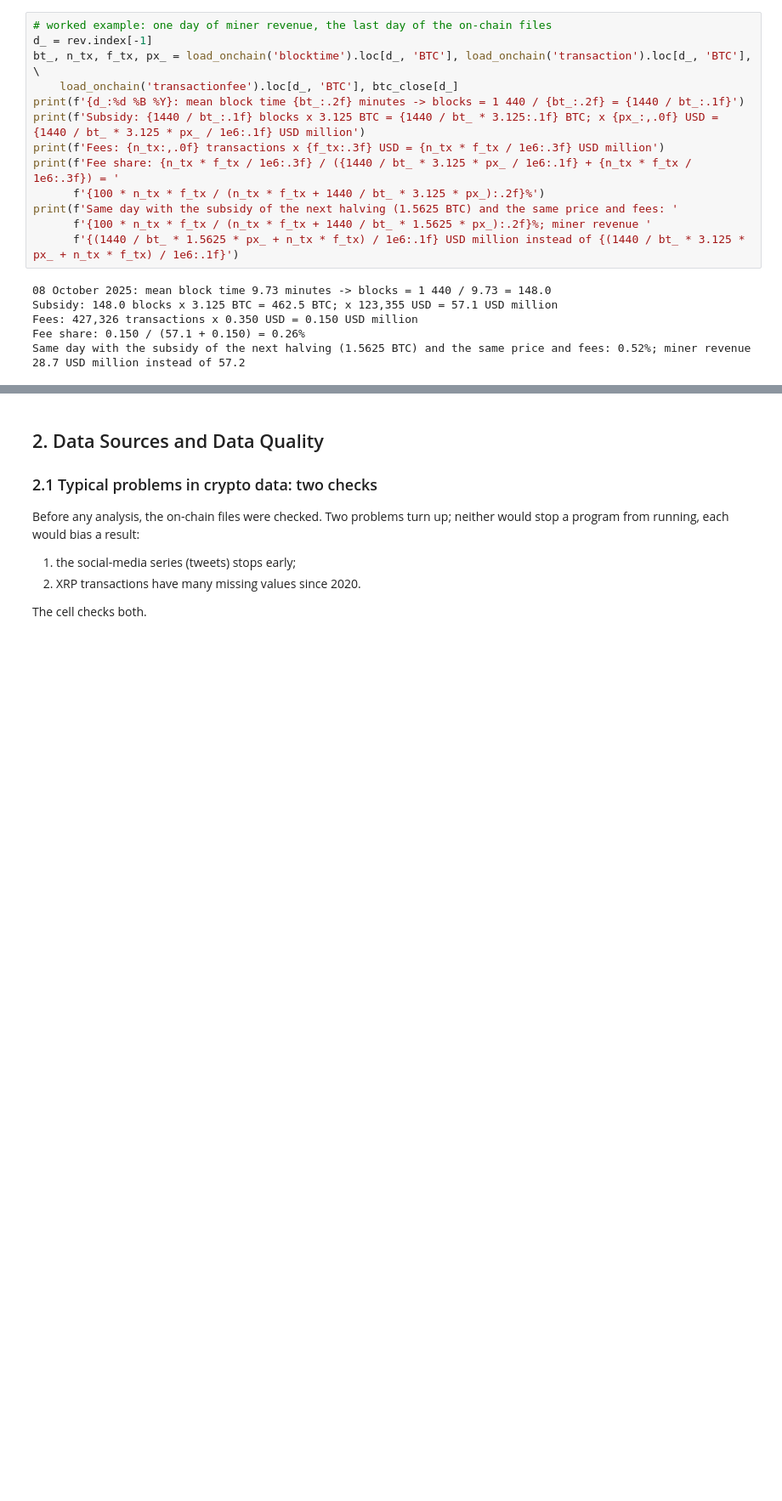
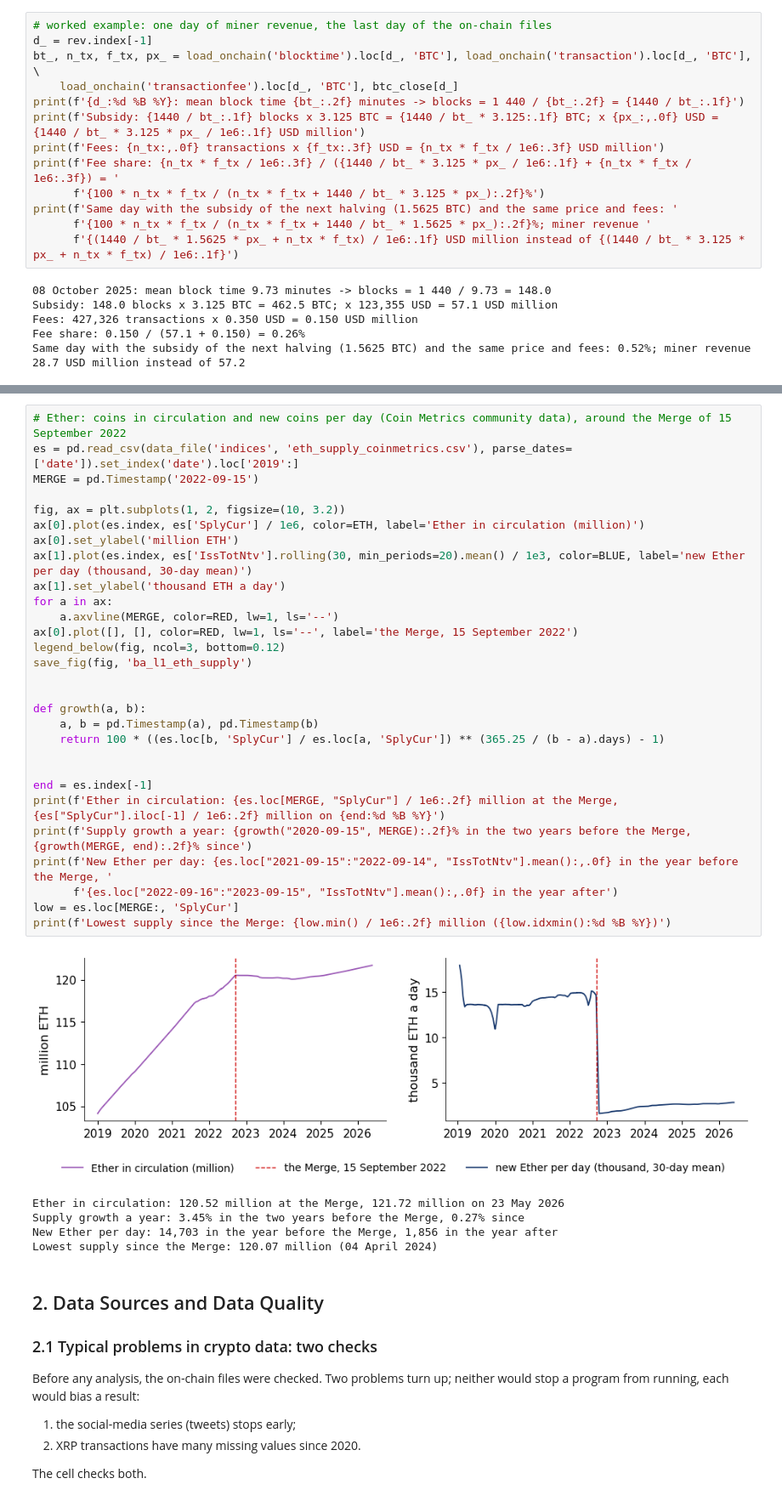
Before and after one commit to danpele/Blockchain-Applications, a Jupyter notebook: notebooks/lecture1_notebook.ipynb, the cells around one changed output, grey strips where cells are left out. Shown at 85% size. Saved outputs shown, nothing was run; the diff lists cells and outputs as text; blank space fills up the shorter version.

```diff
--- a/notebooks/lecture1_notebook.ipynb
+++ b/notebooks/lecture1_notebook.ipynb
@@ -353,3 +389,38 @@ Same day with the subsidy of the next halving (1.5625 BTC) and the same price an
+# %%
+# Ether: coins in circulation and new coins per day (Coin Metrics community data), around the Merge of 15 September 2022
+es = pd.read_csv(data_file('indices', 'eth_supply_coinmetrics.csv'), parse_dates=['date']).set_index('date').loc['2019':]
+MERGE = pd.Timestamp('2022-09-15')
+
+fig, ax = plt.subplots(1, 2, figsize=(10, 3.2))
+ax[0].plot(es.index, es['SplyCur'] / 1e6, color=ETH, label='Ether in circulation (million)')
+ax[0].set_ylabel('million ETH')
+ax[1].plot(es.index, es['IssTotNtv'].rolling(30, min_periods=20).mean() / 1e3, color=BLUE, label='new Ether per day (thousand, 30-day mean)')
+ax[1].set_ylabel('thousand ETH a day')
+for a in ax:
+    a.axvline(MERGE, color=RED, lw=1, ls='--')
+ax[0].plot([], [], color=RED, lw=1, ls='--', label='the Merge, 15 September 2022')
+legend_below(fig, ncol=3, bottom=0.12)
+save_fig(fig, 'ba_l1_eth_supply')
+
+
+def growth(a, b):
+    a, b = pd.Timestamp(a), pd.Timestamp(b)
+    return 100 * ((es.loc[b, 'SplyCur'] / es.loc[a, 'SplyCur']) ** (365.25 / (b - a).days) - 1)
+
+
+end = es.index[-1]
+print(f'Ether in circulation: {es.loc[MERGE, "SplyCur"] / 1e6:.2f} million at the Merge, {es["SplyCur"].iloc[-1] / 1e6:.2f} million on {end:%d %B %Y}')
+print(f'Supply growth a year: {growth("2020-09-15", MERGE):.2f}% in the two years before the Merge, {growth(MERGE, end):.2f}% since')
+print(f'New Ether per day: {es.loc["2021-09-15":"2022-09-14", "IssTotNtv"].mean():,.0f} in the year before the Merge, '
+      f'{es.loc["2022-09-16":"2023-09-15", "IssTotNtv"].mean():,.0f} in the year after')
+low = es.loc[MERGE:, 'SplyCur']
+print(f'Lowest supply since the Merge: {low.min() / 1e6:.2f} million ({low.idxmin():%d %B %Y})')
+# %% [output]
+[figure, added]
+Ether in circulation: 120.52 million at the Merge, 121.72 million on 23 May 2026
+Supply growth a year: 3.45% in the two years before the Merge, 0.27% since
+New Ether per day: 14,703 in the year before the Merge, 1,856 in the year after
+Lowest supply since the Merge: 120.07 million (04 April 2024)
 # %% [markdown]
 ## 2. Data Sources and Data Quality
 
```
Also changed, not shown: parts of 6 cells of this notebook, 32 other files.
